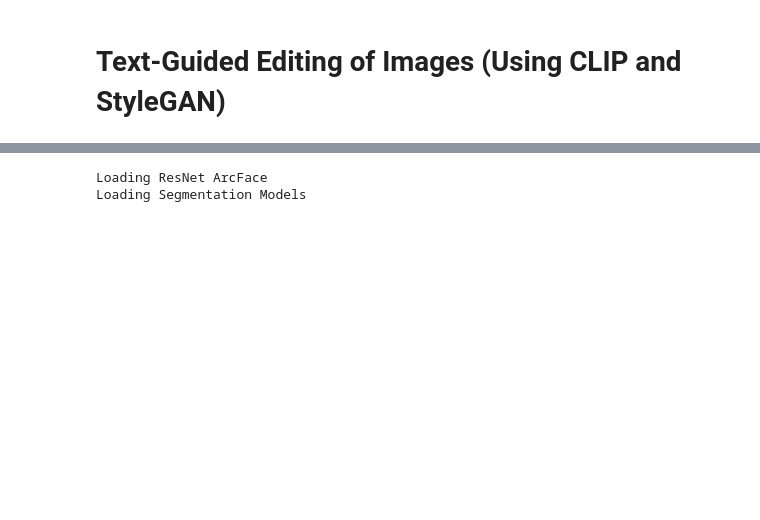
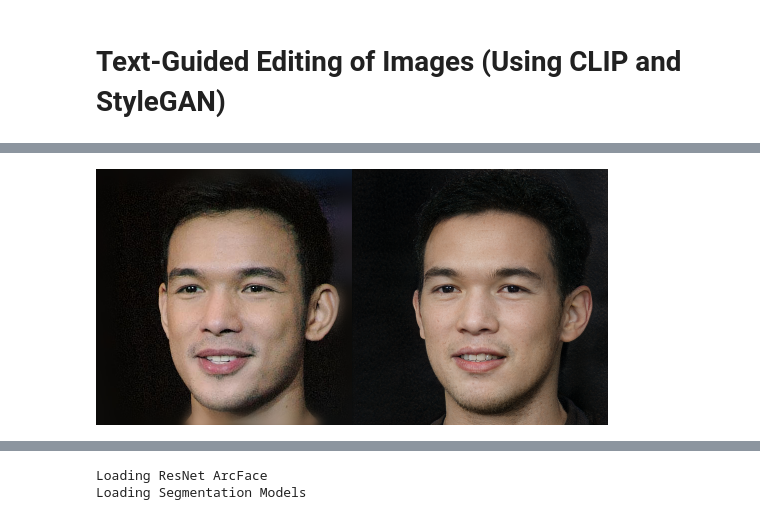
Before and after one commit to orpatashnik/StyleCLIP, a Jupyter notebook: notebooks/optimization_playground.ipynb, the cells around one changed output, grey strips where cells are left out. Saved outputs shown, nothing was run; the diff lists cells and outputs as text; code cells hidden in the pictures; blank space fills up the shorter version.

```diff
--- a/notebooks/optimization_playground.ipynb
+++ b/notebooks/optimization_playground.ipynb
@@ -2,0 +135,26 @@
+# %%
+#@title Invert the image
+img_transforms = EXPERIMENT_ARGS['transform']
+transformed_image = img_transforms(input_image)
+
+def display_alongside_source_image(result_image, source_image):
+    res = np.concatenate([np.array(source_image.resize(resize_dims)),
+                          np.array(result_image.resize(resize_dims))], axis=1)
+    return Image.fromarray(res)
+
+def run_on_batch(inputs, net):
+    images, latents = net(inputs.to("cuda").float(), randomize_noise=False, return_latents=True)
+    if experiment_type == 'cars_encode':
+        images = images[:, :, 32:224, :]
+    return images, latents
+
+with torch.no_grad():
+    images, latents = run_on_batch(transformed_image.unsqueeze(0), net)
+    result_image, latent = images[0], latents[0]
+#This is done in a clone git, so should download the file manually and then upload it.
+torch.save(latents, 'latents.pt')
+
+# Display inversion:
+display_alongside_source_image(tensor2im(result_image), input_image)
+# %% [output]
+[figure, added]
```
Also changed, not shown: parts of 8 cells of this notebook.
